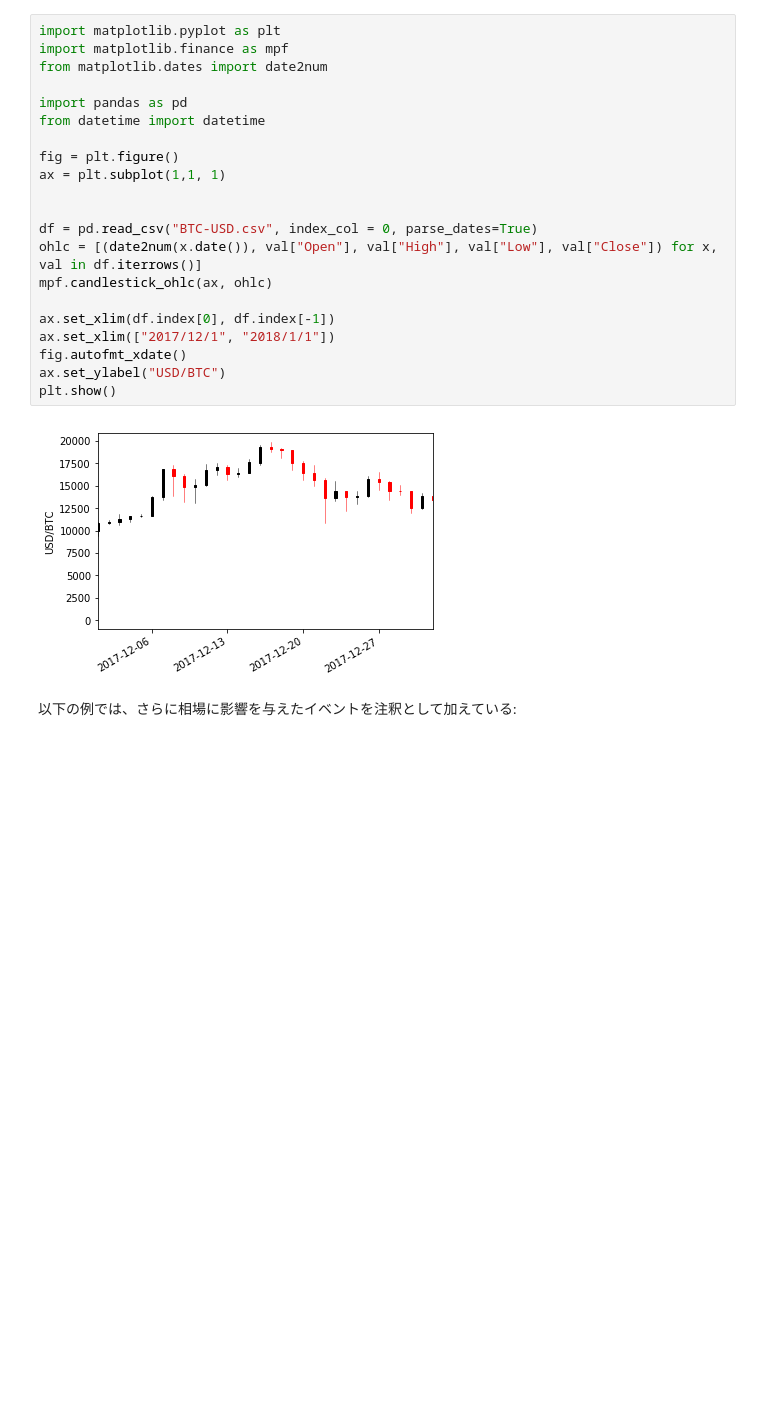
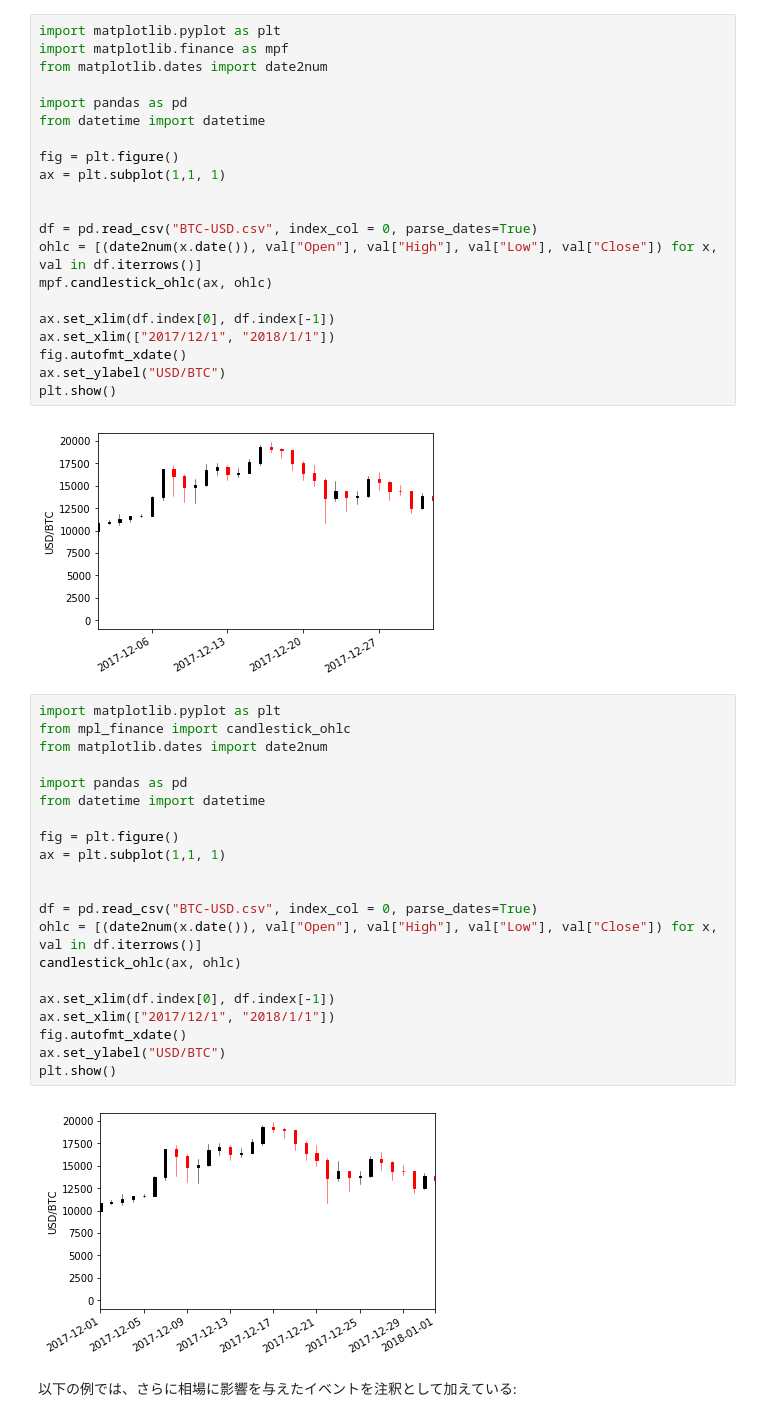
Before and after one commit to kojishun/OCS-04-python-02, a Jupyter notebook: btc.ipynb, the cells around one changed output. Cells and saved outputs as stored; diff of their text form; blank space fills up the shorter version.

Commit message:
switch to mol_finance

```diff
--- a/btc.ipynb
+++ b/btc.ipynb
@@ -49,6 +53,29 @@ ax.set_ylabel("USD/BTC")
 plt.show()
 # %% [output]
 [figure]
+# %%
+import matplotlib.pyplot as plt
+from mpl_finance import candlestick_ohlc
+from matplotlib.dates import date2num
+
+import pandas as pd
+from datetime import datetime
+
+fig = plt.figure()
+ax = plt.subplot(1,1, 1)
+
+
+df = pd.read_csv("BTC-USD.csv", index_col = 0, parse_dates=True)
+ohlc = [(date2num(x.date()), val["Open"], val["High"], val["Low"], val["Close"]) for x, val in df.iterrows()]
+candlestick_ohlc(ax, ohlc)
+
+ax.set_xlim(df.index[0], df.index[-1])
+ax.set_xlim(["2017/12/1", "2018/1/1"])
+fig.autofmt_xdate()
+ax.set_ylabel("USD/BTC")
+plt.show()
+# %% [output]
+[figure, added]
 # %% [markdown]
 以下の例では、さらに相場に影響を与えたイベントを注釈として加えている:
 # %%
```
Also changed, not shown: parts of 2 cells of this notebook, 1 other file.
